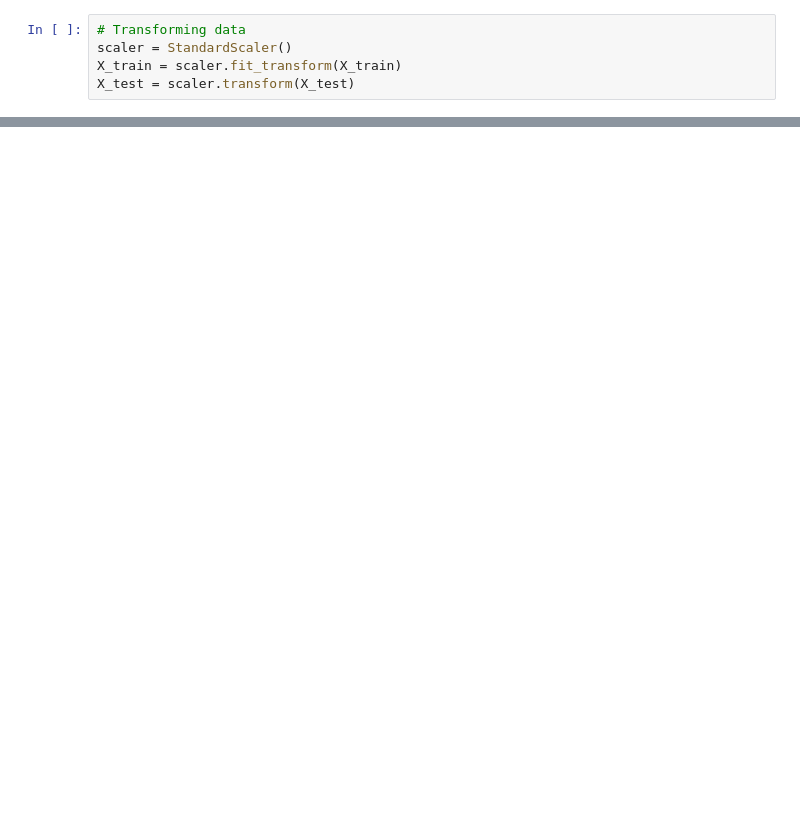
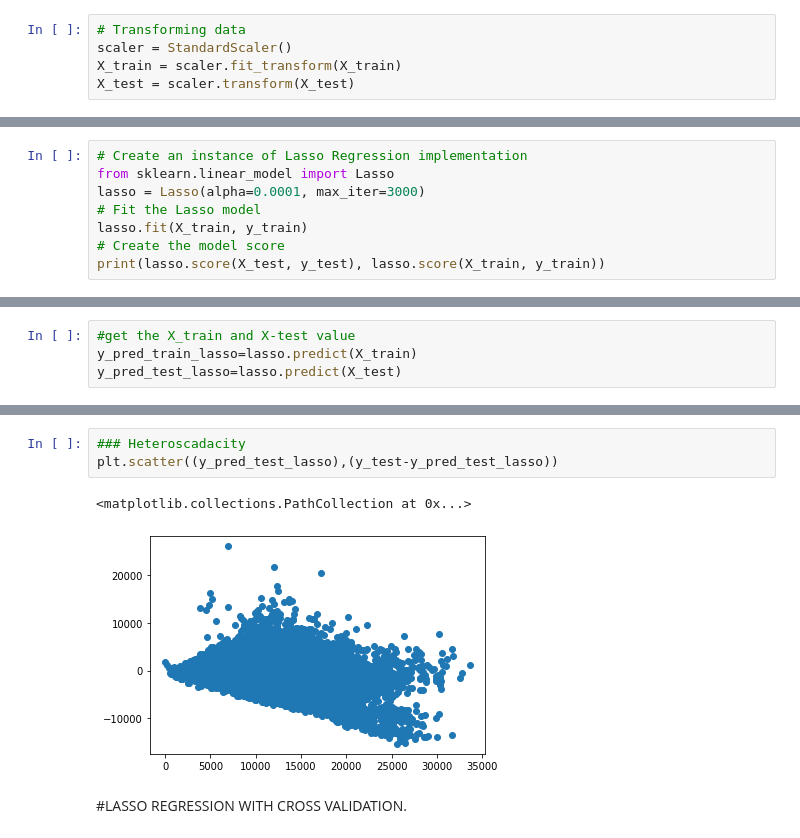
Before and after one commit to Lovejeet-Singh-31/Retail-Sales-Prediction, a Jupyter notebook: Rossmann_Sales_Prediction_Capstone_Project.ipynb, the cells around one changed output, grey strips where cells are left out. Saved outputs shown, nothing was run; the diff lists cells and outputs as text; blank space fills up the shorter version.

```diff
--- a/Rossmann_Sales_Prediction_Capstone_Project.ipynb
+++ b/Rossmann_Sales_Prediction_Capstone_Project.ipynb
@@ -816,0 +965,8 @@ regressor.score(X_train, y_train)
+# %%
+# Create an instance of Lasso Regression implementation
+from sklearn.linear_model import Lasso
+lasso = Lasso(alpha=0.0001, max_iter=3000)
+# Fit the Lasso model
+lasso.fit(X_train, y_train)
+# Create the model score
+print(lasso.score(X_test, y_test), lasso.score(X_train, y_train))
@@ -816,0 +975,4 @@ regressor.score(X_train, y_train)
+# %%
+#get the X_train and X-test value
+y_pred_train_lasso=lasso.predict(X_train)
+y_pred_test_lasso=lasso.predict(X_test)
@@ -816,0 +1072,8 @@ regressor.score(X_train, y_train)
+# %%
+### Heteroscadacity
+plt.scatter((y_pred_test_lasso),(y_test-y_pred_test_lasso))
+# %% [output]
+<matplotlib.collections.PathCollection at 0x...>
+[figure, added]
+# %% [markdown]
+#LASSO REGRESSION WITH CROSS VALIDATION.
```
Also changed, not shown: parts of 150 cells of this notebook.
